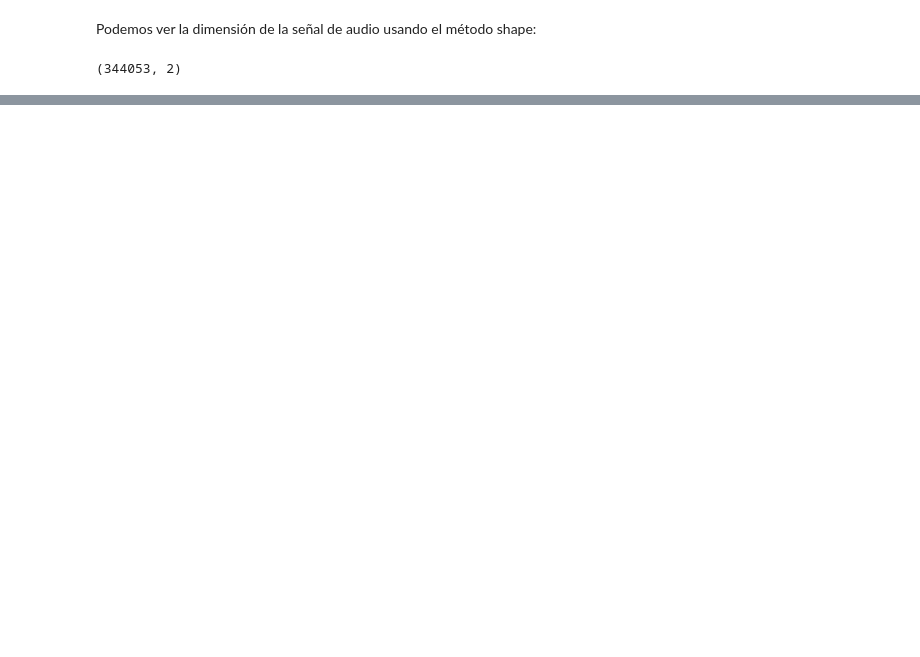
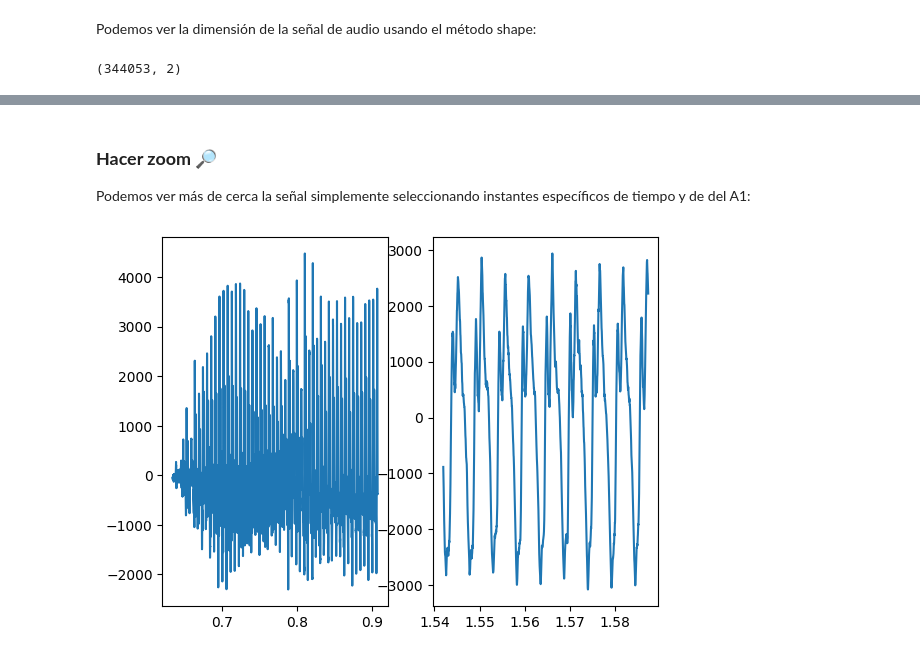
Before and after one commit to fdiezdev/procesamiento_senales, a Jupyter notebook: Resumenes/Resumen_Intro_PS.ipynb, the cells around one changed output, grey strips where cells are left out. Cells and saved outputs as stored; diff of their text form; code cells hidden in the pictures; blank space fills up the shorter version.

```diff
--- a/Resumenes/Resumen_Intro_PS.ipynb
+++ b/Resumenes/Resumen_Intro_PS.ipynb
@@ -411,0 +453,14 @@ vector de datos: [  1   1   1 ...   3  -8 -13]
+# %% [markdown]
+### **Hacer zoom 🔎**
+
+Podemos ver más de cerca la señal simplemente seleccionando instantes específicos de tiempo y de del A1:
+# %%
+plt.subplot(121)
+plt.plot(tn[28000:40000],A1[28000:40000])
+
+plt.subplot(122)
+plt.plot(tn[68000:70000],A1[68000:70000])
+
+plt.show()
+# %% [output]
+[figure, added]
```
Also changed, not shown: parts of 26 cells of this notebook, 1 other file.
